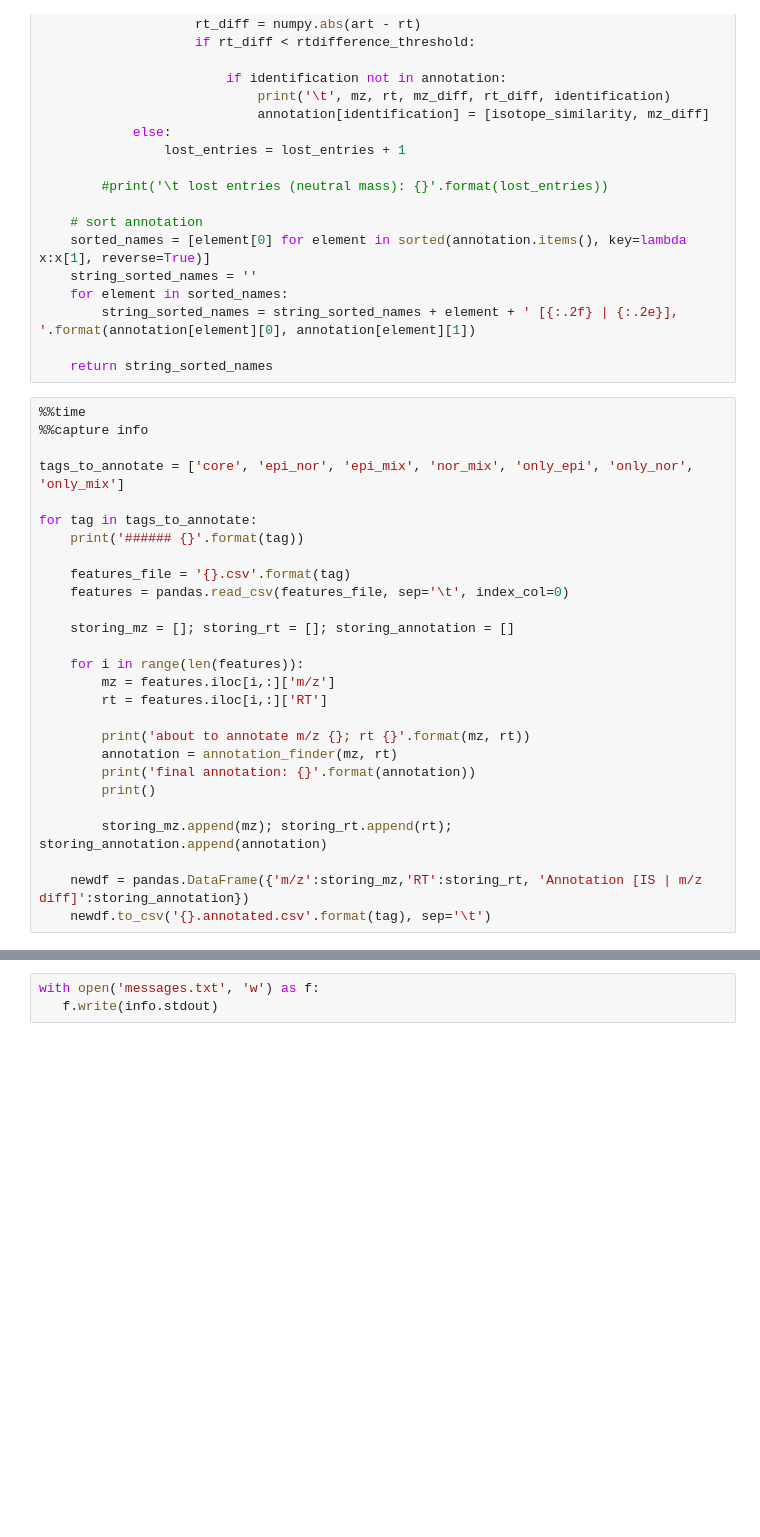
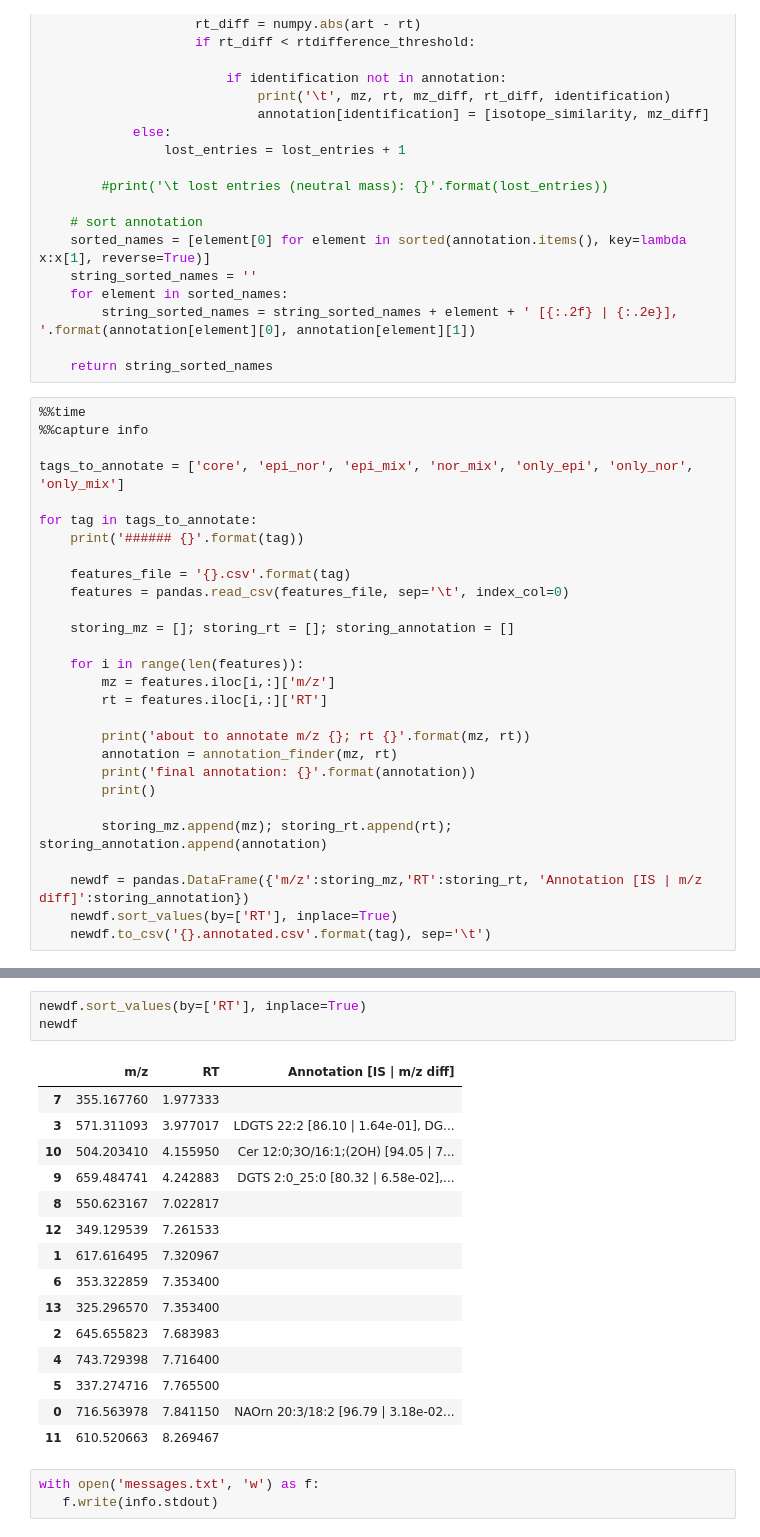
Before and after one commit to adelomana/vigur, a Jupyter notebook: lipidomics/EC072/progenesis/annotator.ipynb, the cells around one changed output, grey strips where cells are left out. Drawn from its saved outputs; the diff is of its cells as text; blank space fills up the shorter version.

Commit message:
minor update on sorting lipid annotations

```diff
--- a/lipidomics/EC072/progenesis/annotator.ipynb
+++ b/lipidomics/EC072/progenesis/annotator.ipynb
@@ -130,5 +130,6 @@ for tag in tags_to_annotate:
         storing_mz.append(mz); storing_rt.append(rt); storing_annotation.append(annotation)
 
     newdf = pandas.DataFrame({'m/z':storing_mz,'RT':storing_rt, 'Annotation [IS | m/z diff]':storing_annotation})
+    newdf.sort_values(by=['RT'], inplace=True)
     newdf.to_csv('{}.annotated.csv'.format(tag), sep='\t')
 # %% [output]
@@ -137,3 +138,22 @@ Wall time: 3min 9s
+# %%
+newdf.sort_values(by=['RT'], inplace=True)
+newdf
+# %% [output]
+|  | m/z | RT | Annotation [IS | m/z diff] |
+| 7 | 355.167760 | 1.977333 |  |
+| 3 | 571.311093 | 3.977017 | LDGTS 22:2 [86.10 | 1.64e-01], DG... |
+| 10 | 504.203410 | 4.155950 | Cer 12:0;3O/16:1;(2OH) [94.05 | 7... |
+| 9 | 659.484741 | 4.242883 | DGTS 2:0_25:0 [80.32 | 6.58e-02],... |
+| 8 | 550.623167 | 7.022817 |  |
+| 12 | 349.129539 | 7.261533 |  |
+| 1 | 617.616495 | 7.320967 |  |
+| 6 | 353.322859 | 7.353400 |  |
+| 13 | 325.296570 | 7.353400 |  |
+| 2 | 645.655823 | 7.683983 |  |
+| 4 | 743.729398 | 7.716400 |  |
+| 5 | 337.274716 | 7.765500 |  |
+| 0 | 716.563978 | 7.841150 | NAOrn 20:3/18:2 [96.79 | 3.18e-02... |
+| 11 | 610.520663 | 8.269467 |  |
 # %%
 with open('messages.txt', 'w') as f:
    f.write(info.stdout)
```
Also changed, not shown: parts of 1 cell of this notebook.
